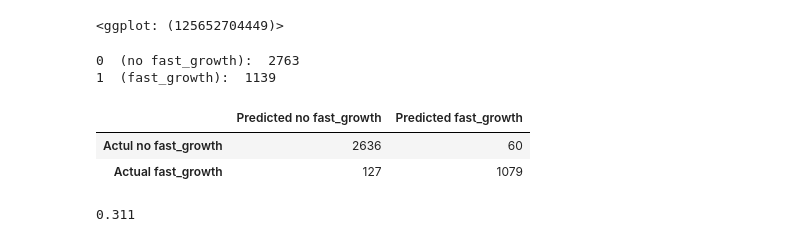
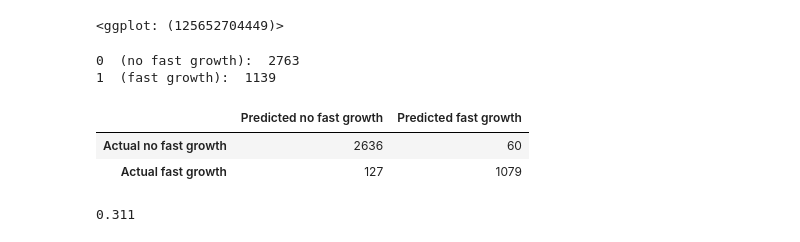
Before and after one commit to pgulushov/Prediction-with-Machine-Learning-for-Economists, a Jupyter notebook: ML3Analysis.ipynb, the cells around one changed output. Cells and saved outputs as stored; diff of their text form; code cells hidden in the pictures.

```diff
--- a/ML3Analysis.ipynb
+++ b/ML3Analysis.ipynb
@@ -327,27 +327,27 @@ create_roc_plot(y_holdout, logit_predicted_probabilities_holdout)
 # %%
 # Confusion table with different tresholds ----------------------------------------------------------
 
-# fast_growth: the threshold 0.5 is used to convert probabilities to binary classes
+# fast growth: the threshold 0.5 is used to convert probabilities to binary classes
 logit_class_prediction = best_model.predict(best_model_X_holdout)
 
 values, counts = np.unique(logit_class_prediction.tolist(), return_counts=True)
-print(values[0],' (no fast_growth): ',counts[0])
-print(values[1],' (fast_growth): ',counts[1])
+print(values[0],' (no fast growth): ',counts[0])
+print(values[1],' (fast growth): ',counts[1])
 # %% [output]
-0  (no fast_growth):  2763
-1  (fast_growth):  1139
+0  (no fast growth):  2763
+1  (fast growth):  1139
 # %%
 # confusion matrix: summarize different type of errors and successfully predicted cases
 # positive = "yes": explicitly specify the positive case
 cm_object1 = confusion_matrix(y_holdout, logit_class_prediction, labels=[0,1])
 cm1 = pd.DataFrame(cm_object1,
-    index=['Actul no fast_growth', 'Actual fast_growth'],
-    columns=['Predicted no fast_growth', 'Predicted fast_growth'])
+    index=['Actul no fast growth', 'Actual fast growth'],
+    columns=['Predicted no fast growth', 'Predicted fast growth'])
 cm1
 # %% [output]
-|  | Predicted no fast_growth | Predicted fast_growth |
-| Actul no fast_growth | 2636 | 60 |
-| Actual fast_growth | 127 | 1079 |
+|  | Predicted no fast growth | Predicted fast growth |
+| Actual no fast growth | 2636 | 60 |
+| Actual fast growth | 127 | 1079 |
 # %%
 # a sensible choice: mean of predicted probabilities
 mean_predicted_fast_growth_prob = np.mean(logit_predicted_probabilities_holdout)
```
Also changed, not shown: parts of 2 cells of this notebook.
